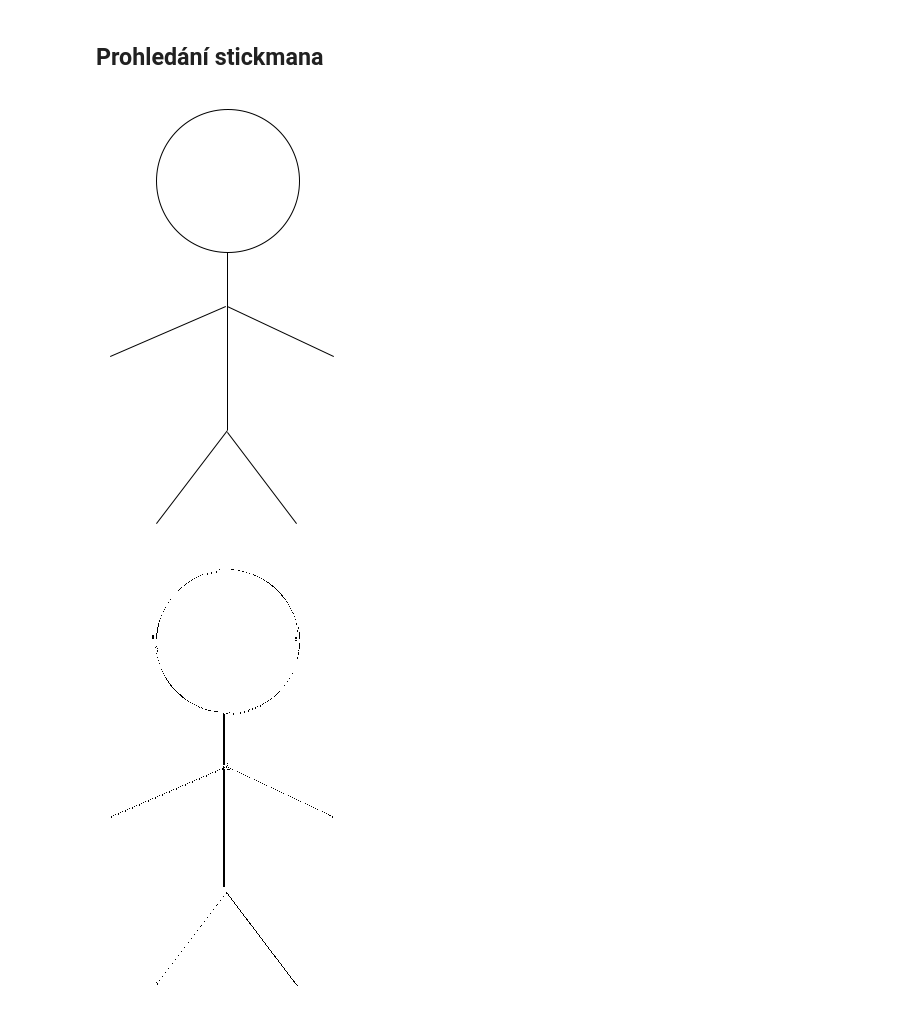
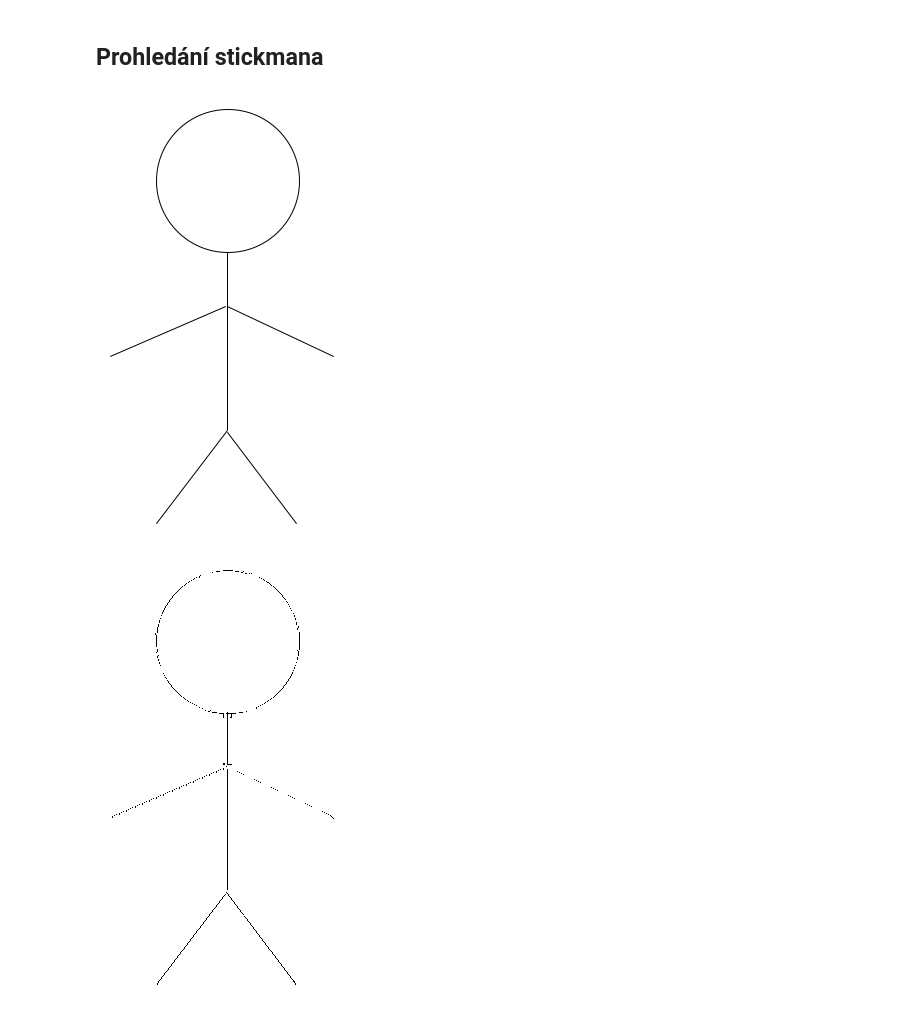
Before and after one commit to dhs-mag/Seminar-vypocetni-inteligence, a Jupyter notebook: Main.ipynb, the cells around one changed output. Drawn from its saved outputs; the diff is of its cells as text; code cells hidden in the pictures.

```diff
--- a/Main.ipynb
+++ b/Main.ipynb
@@ -21,7 +21,7 @@ def sigmoida(phi):
     return np.round(1.0 / (1.0 + np.exp(-phi)), 15)
 
 speed = 0.05 #rychlost učení etha
-inertia = 0.5 #setrvačnost alpha
+inertia = 0.75 #setrvačnost alpha
 # %% [markdown]
 # Percepton
 # %%
@@ -224,7 +224,7 @@ rms = []
 epoch = []
 avgErr = 0
 err = 0
-for i in range(500000):
+for i in range(50000):
     avgErr = 0
     net.epochStart()
     for pat in trainSet:
@@ -334,7 +334,9 @@ def get_image_window(column_param, height_param, size):
 
     return np.array(result)
 
-def make_transparent (datas):
+def make_transparent (img):
+    img = img.convert("RGBA")
+    datas = img.getdata()
     newData = []
     for item in datas:
         if item[0] == 255 and item[1] == 255 and item[2] == 255:
@@ -342,7 +344,8 @@ def make_transparent (datas):
         else:
             newData.append(item)
 
-    return newData
+    img.putdata(newData)
+    return img
 
 SCAN_WINDOW = 5
 
@@ -356,33 +359,33 @@ for row in range(0, (HEIGHT-(SCAN_WINDOW-1)), 1):
     for column in range(0, (WIDTH-(SCAN_WINDOW-1)), 1):
         #get image
         img = get_image_window(column, row, SCAN_WINDOW)
         img2 = np.round(np.concatenate(img))
         img2 = normalize(img2, 0, 255)
 
         #get net result
         net_result = net.recall(img2)
         net_max = max(net_result)
         result = [i for i, j in enumerate(net_result) if j == net_max]
 
 #         preview_image.paste(preview_scan_window, (column, row))
         if len(result) > 0:
 
             if(result[0] != 0 ):
 #                 clear_output()
                 temp_result_img = Image.open("./imgs/"+str(result[0])+".png")
-                temp_result_img.putdata(make_transparent(temp_result_img.getdata()))
-                result_img.paste(temp_result_img, (column, row))
+
+                result_img.paste(make_transparent(temp_result_img), (column, row))
 #                 display(img)
 #                 display(preview_image)
 #                 display(result_img)
 #             time.sleep(0.1)
 
 
 
 #Display result
 clear_output()
 display(JupyterImage(filename=IMG_URL))
 display(result_img)
 # %% [output]
 [figure]
-[figure, old version]
+[figure, new version]
```
Also changed, not shown: parts of 1 cell of this notebook.
